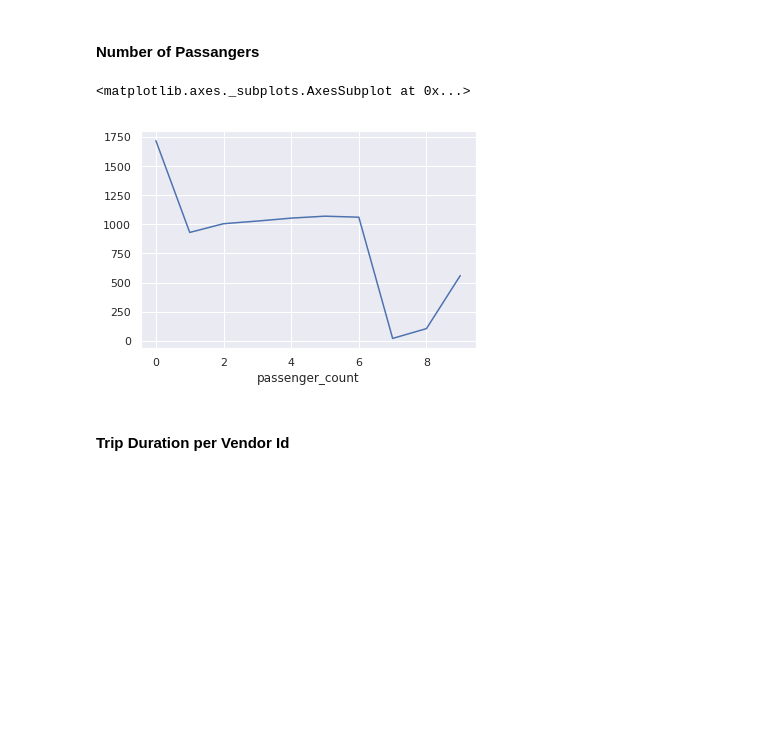
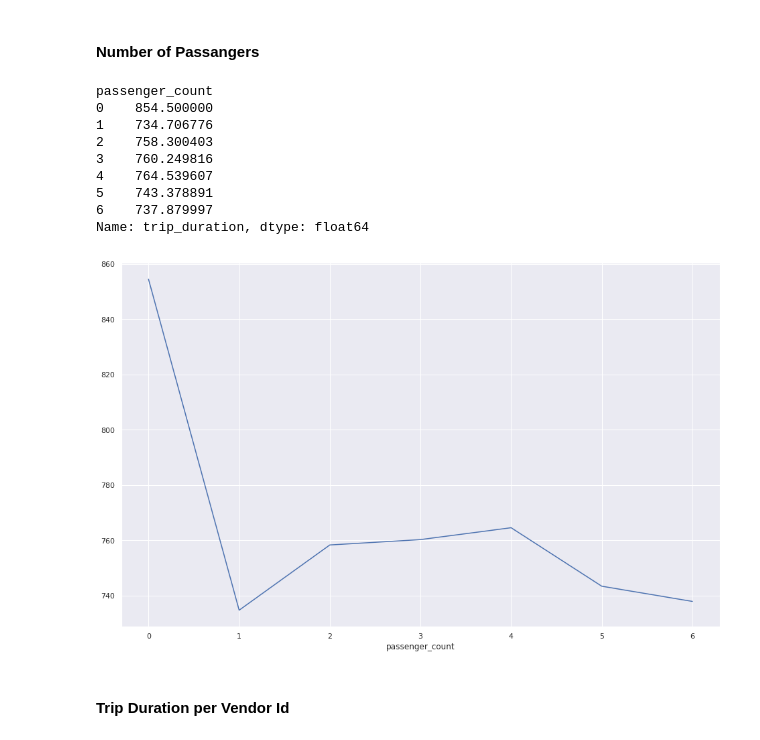
Before and after one commit to falkets/udacity_capstone_project, a Jupyter notebook: report.ipynb, the cells around one changed output. Cells and saved outputs as stored; diff of their text form; code cells hidden in the pictures; blank space fills up the shorter version.

Commit message:
More Analysis and Filters

```diff
--- a/report.ipynb
+++ b/report.ipynb
@@ -96,0 +110,6 @@ dtype: int64
+# %%
+Q1 = df_train['trip_duration'].quantile(0.25)
+Q3 = df_train['trip_duration'].quantile(0.75)
+IQR = Q3 - Q1
+df_train = df_train[~((df_train['trip_duration'] < (Q1 - 1.5 * IQR)) |(df_train['trip_duration'] > (Q3 + 1.5 * IQR)))]
+df_train['trip_duration'].describe()
@@ -96,0 +128,2 @@ dtype: int64
+# %%
+df_train = df_train[df_train['trip_duration'] > 90]
@@ -96,0 +154,16 @@ dtype: int64
+# %%
+NYC_BOUNDING_BOX = [(40.4774,-74.2589), ( 40.9176, -73.7004)]
+
+filter_lat_long = df_train['pickup_latitude'] < NYC_BOUNDING_BOX[1][0]
+filter_lat_long &= df_train['pickup_latitude'] > NYC_BOUNDING_BOX[0][0]
+filter_lat_long &= df_train['pickup_longitude'] < NYC_BOUNDING_BOX[1][1]
+filter_lat_long &= df_train['pickup_longitude'] > NYC_BOUNDING_BOX[0][1]
+
+filter_lat_long &= df_train['dropoff_latitude'] < NYC_BOUNDING_BOX[1][0]
+filter_lat_long &= df_train['dropoff_latitude'] > NYC_BOUNDING_BOX[0][0]
+filter_lat_long &= df_train['dropoff_longitude'] < NYC_BOUNDING_BOX[1][1]
+filter_lat_long &= df_train['dropoff_longitude'] > NYC_BOUNDING_BOX[0][1]
+
+df_train = df_train[filter_lat_long]
+
+plot_lat_long(df_train_processed)
@@ -96,0 +202,3 @@ dtype: int64
+# %%
+df_train = df_train[df_train['avg_speed'] < 100]
+df_train = df_train[df_train['distance'] > 0.25]
@@ -153,9 +245,20 @@ Name: trip_duration, dtype: float64
 # %%
 avg_trip_duration_per_passenger_count = df_train.groupby(['passenger_count'])['trip_duration'].mean()
 avg_trip_duration_per_passenger_count.plot()
+# avg_trip_duration_per_passenger_count = df_train.groupby(['passenger_count','pickup_hour'])['trip_duration'].mean()
+# avg_trip_duration_per_passenger_count.unstack(level=0).plot(subplots=False)
+df_train.groupby(['passenger_count'])['trip_duration'].mean()
 # %% [output]
-<matplotlib.axes._subplots.AxesSubplot at 0x...>
+passenger_count
+0    854.500000
+1    734.706776
+2    758.300403
+3    760.249816
+4    764.539607
+5    743.378891
+6    737.879997
+Name: trip_duration, dtype: float64
-[figure, old version]
+[figure, new version]
 # %% [markdown]
 #### Trip Duration per Vendor Id
 # %%
```
Also changed, not shown: parts of 50 cells of this notebook.
